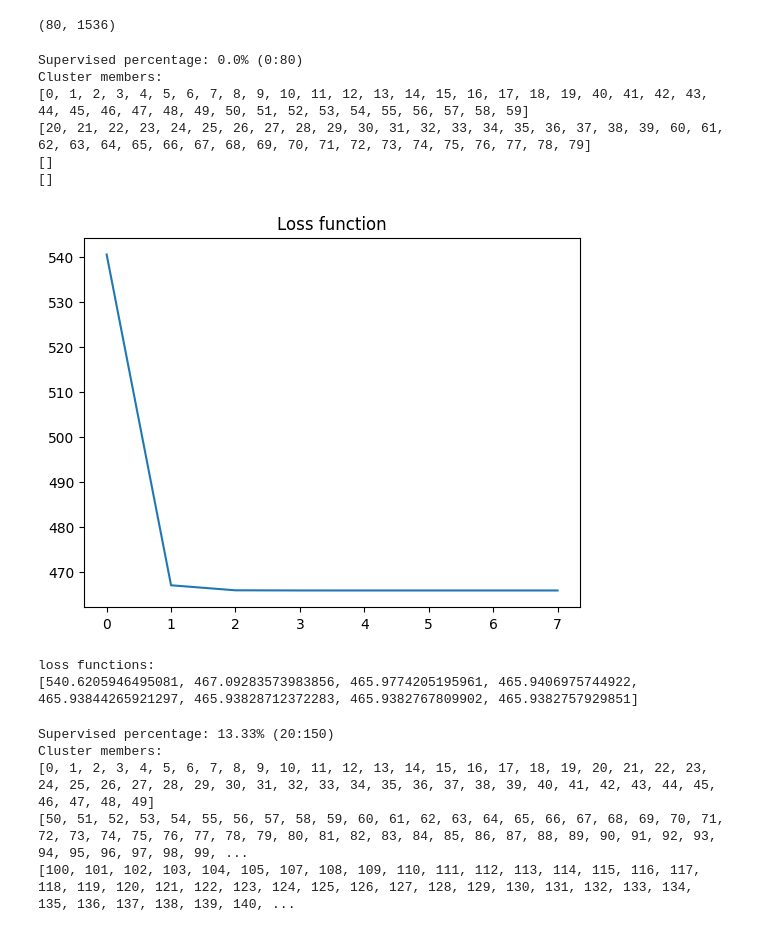
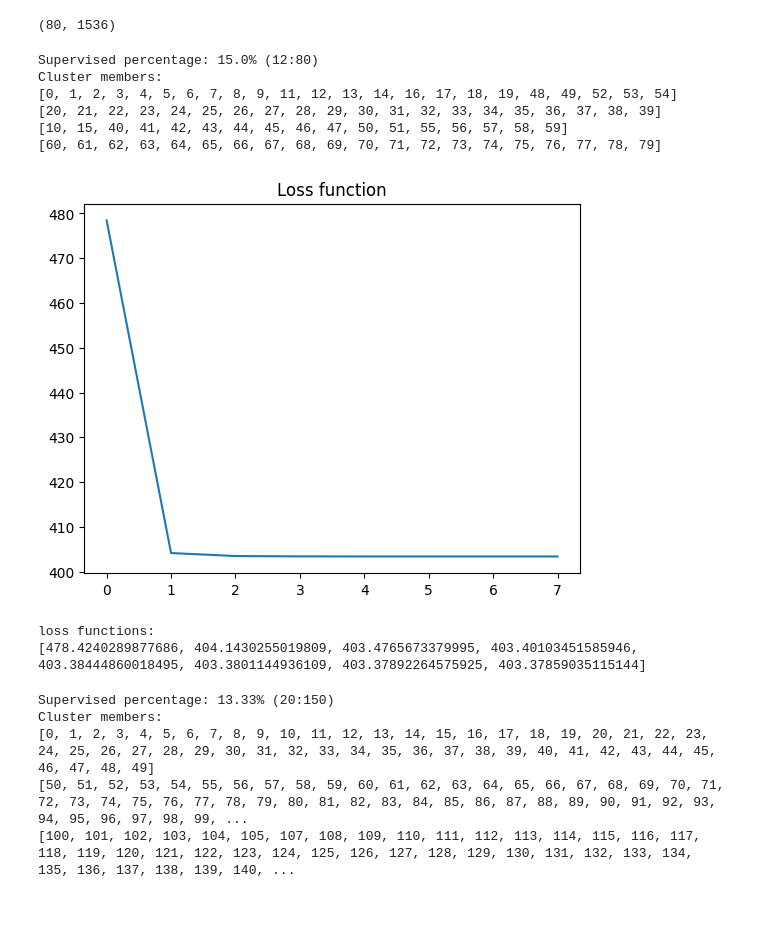
Before and after one commit to hoangtc125/algo-clustering-service, a Jupyter notebook: notebook/text_clustering.ipynb, the cells around one changed output. Drawn from its saved outputs; the diff is of its cells as text; code cells hidden in the pictures.

```diff
--- a/text_clustering.ipynb
+++ b/notebook/text_clustering.ipynb
@@ -63,7 +63,7 @@ Some weights of the model checkpoint at vinai/phobert-base were not used when in
 - This IS NOT expected if you are initializing RobertaModel from the checkpoint of a model that you expect to be exactly identical (initializing a BertForSequenceClassification model from a BertForSeq ...
 Special tokens have been added in the vocabulary, make sure the associated word embeddings are fine-tuned or trained.
 # %%
-fname = 'vn_stopword.txt'
+fname = '../resources/vn_stopword.txt'
 stopWordData = np.genfromtxt(fname, dtype='str', delimiter='\n', encoding="utf8")
 stopWordData = stopWordData.tolist()
 # %%
@@ -558,42 +558,42 @@ new_features.shape
 # %%
 # supervised_set = [
 #     [1, 3, 7, 14],
 #     [20, 25, 33, 39],
 #     [44, 51, 54, 57],
 #     [62, 65, 71, 77],
 #     [83, 88, 99],
 #     [103, 106, 116],
 # ]
 # supervised_set = [
 #     [1],
 #     [39],
 # ]
 supervised_set = [
-    # [1, 2, 13],
-    # [21, 22, 23],
-    # [41, 42, 50],
-    # [61, 62, 63],
+    [1, 2, 13],
+    [21, 22, 23],
+    [41, 42, 50],
+    [61, 62, 63],
 ]
 ssmc_fcm = sSMC_FCM(
     dataset=new_features,
     fields_len=[768] * 2,
     fields_weight=[1, 2],
     n_clusters=4,
     supervised_set=supervised_set,
 )
 ssmc_fcm.clustering()
 ssmc_fcm.show_cluster_members()
 ssmc_fcm.show_loss_function()
 # %% [output]
-Supervised percentage: 0.0% (0:80)
+Supervised percentage: 15.0% (12:80)
 Cluster members:
-[0, 1, 2, 3, 4, 5, 6, 7, 8, 9, 10, 11, 12, 13, 14, 15, 16, 17, 18, 19, 40, 41, 42, 43, 44, 45, 46, 47, 48, 49, 50, 51, 52, 53, 54, 55, 56, 57, 58, 59]
-[20, 21, 22, 23, 24, 25, 26, 27, 28, 29, 30, 31, 32, 33, 34, 35, 36, 37, 38, 39, 60, 61, 62, 63, 64, 65, 66, 67, 68, 69, 70, 71, 72, 73, 74, 75, 76, 77, 78, 79]
-[]
-[]
+[0, 1, 2, 3, 4, 5, 6, 7, 8, 9, 11, 12, 13, 14, 16, 17, 18, 19, 48, 49, 52, 53, 54]
+[20, 21, 22, 23, 24, 25, 26, 27, 28, 29, 30, 31, 32, 33, 34, 35, 36, 37, 38, 39]
+[10, 15, 40, 41, 42, 43, 44, 45, 46, 47, 50, 51, 55, 56, 57, 58, 59]
+[60, 61, 62, 63, 64, 65, 66, 67, 68, 69, 70, 71, 72, 73, 74, 75, 76, 77, 78, 79]
-[figure, old version]
+[figure, new version]
 loss functions:
-[540.6205946495081, 467.09283573983856, 465.9774205195961, 465.9406975744922, 465.93844265921297, 465.93828712372283, 465.9382767809902, 465.9382757929851]
+[478.4240289877686, 404.1430255019809, 403.4765673379995, 403.40103451585946, 403.38444860018495, 403.3801144936109, 403.37892264575925, 403.37859035115144]
 # %%
 from sklearn.datasets import load_iris
 data = load_iris()
```
Also changed, not shown: parts of 2 cells of this notebook, 10 other files.
